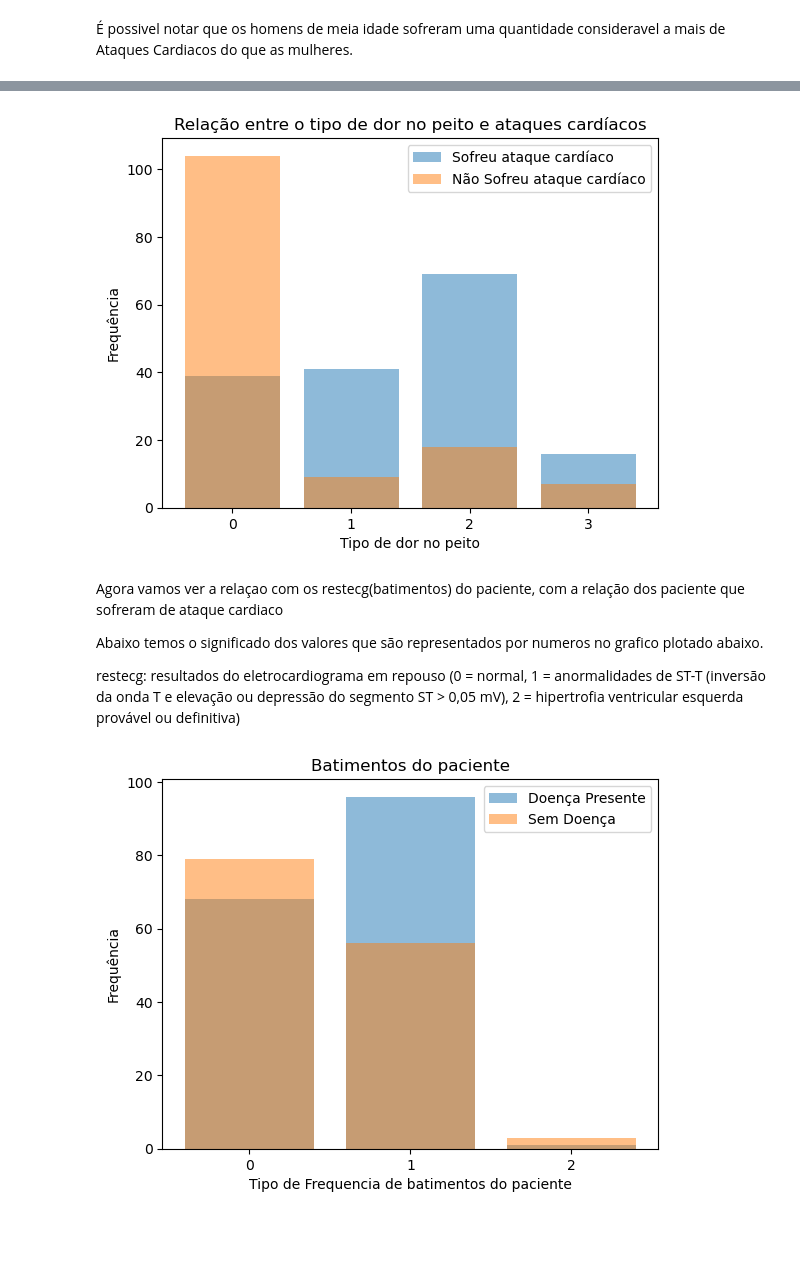
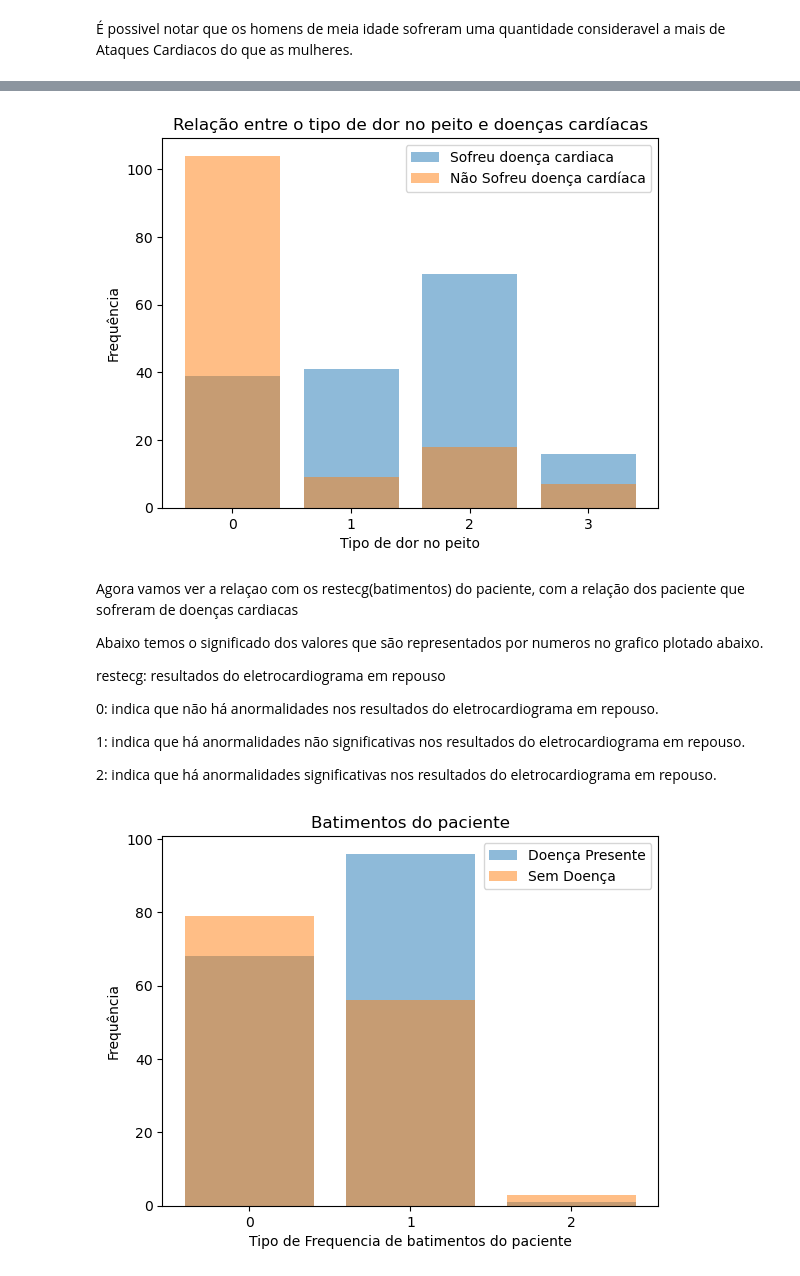
Before and after one commit to RyanQuize/Heart_diseases_dataset, a Jupyter notebook: Heart diseases.ipynb, the cells around one changed output, grey strips where cells are left out. Drawn from its saved outputs; the diff is of its cells as text; code cells hidden in the pictures; blank space fills up the shorter version.

```diff
--- a/Heart diseases.ipynb
+++ b/Heart diseases.ipynb
@@ -226,30 +227,34 @@ cp: tipo de dor no peito (0 = assintomático, 1 = angina típica, 2 = angina at
 # %%
 heart_attack = df[df['output'] == 1]
 heart_attack_0 = df[df['output'] == 0]
 
 
 out_1 = heart_attack['cp'].value_counts()
 out_0 = heart_attack_0['cp'].value_counts()
 
 
-plt.bar(out_1.index, out_1.values, alpha=0.5, label='Sofreu ataque cardíaco')
-plt.bar(out_0.index, out_0.values, alpha=0.5, label='Não Sofreu ataque cardíaco')
+plt.bar(out_1.index, out_1.values, alpha=0.5, label='Sofreu doença cardiaca')
+plt.bar(out_0.index, out_0.values, alpha=0.5, label='Não Sofreu doença cardíaca')
 plt.xticks([0, 1, 2, 3])
 plt.xlabel('Tipo de dor no peito')
 plt.ylabel('Frequência')
-plt.title('Relação entre o tipo de dor no peito e ataques cardíacos')
+plt.title('Relação entre o tipo de dor no peito e doenças cardíacas')
 plt.legend()
 plt.show()
 # %% [output]
-[figure, old version]
+[figure, new version]
 # %% [markdown]
-Agora vamos ver a relaçao com os restecg(batimentos) do paciente, com a relação dos paciente que sofreram de ataque cardiaco
+Agora vamos ver a relaçao com os restecg(batimentos) do paciente, com a relação dos paciente que sofreram de doenças cardiacas
 
 Abaixo temos o significado dos valores que são representados por numeros no grafico plotado abaixo.
 
-restecg: resultados do eletrocardiograma em repouso (0 = normal,
-1 = anormalidades de ST-T (inversão da onda T e elevação ou depressão do segmento ST > 0,05 mV),
-2 = hipertrofia ventricular esquerda provável ou definitiva)
+restecg: resultados do eletrocardiograma em repouso
+
+0: indica que não há anormalidades nos resultados do eletrocardiograma em repouso.
+
+1: indica que há anormalidades não significativas nos resultados do eletrocardiograma em repouso.
+
+2: indica que há anormalidades significativas nos resultados do eletrocardiograma em repouso.
 # %%
 heart_attack = df[df['output'] == 1]
 heart_attack_0 = df[df['output'] == 0]
```
Also changed, not shown: parts of 8 cells of this notebook.
